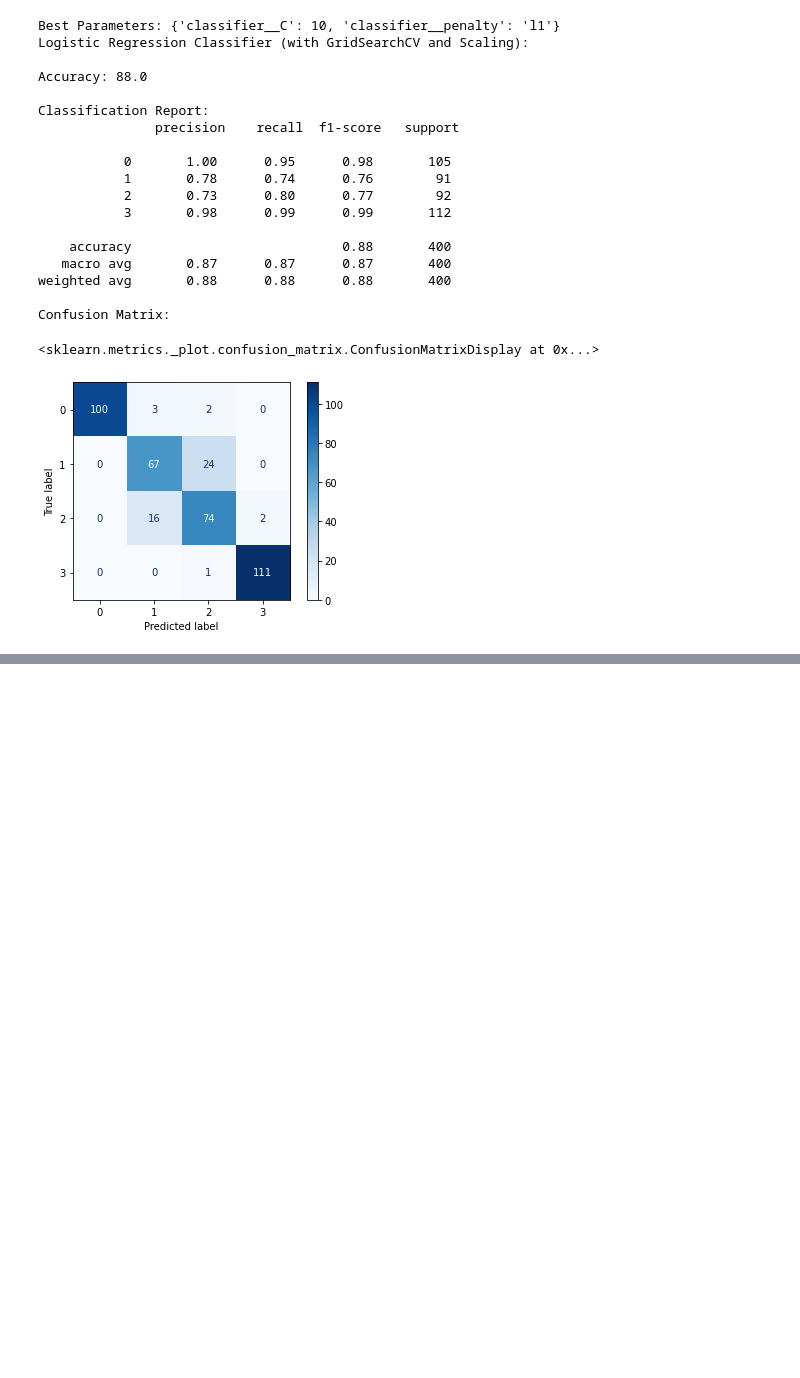
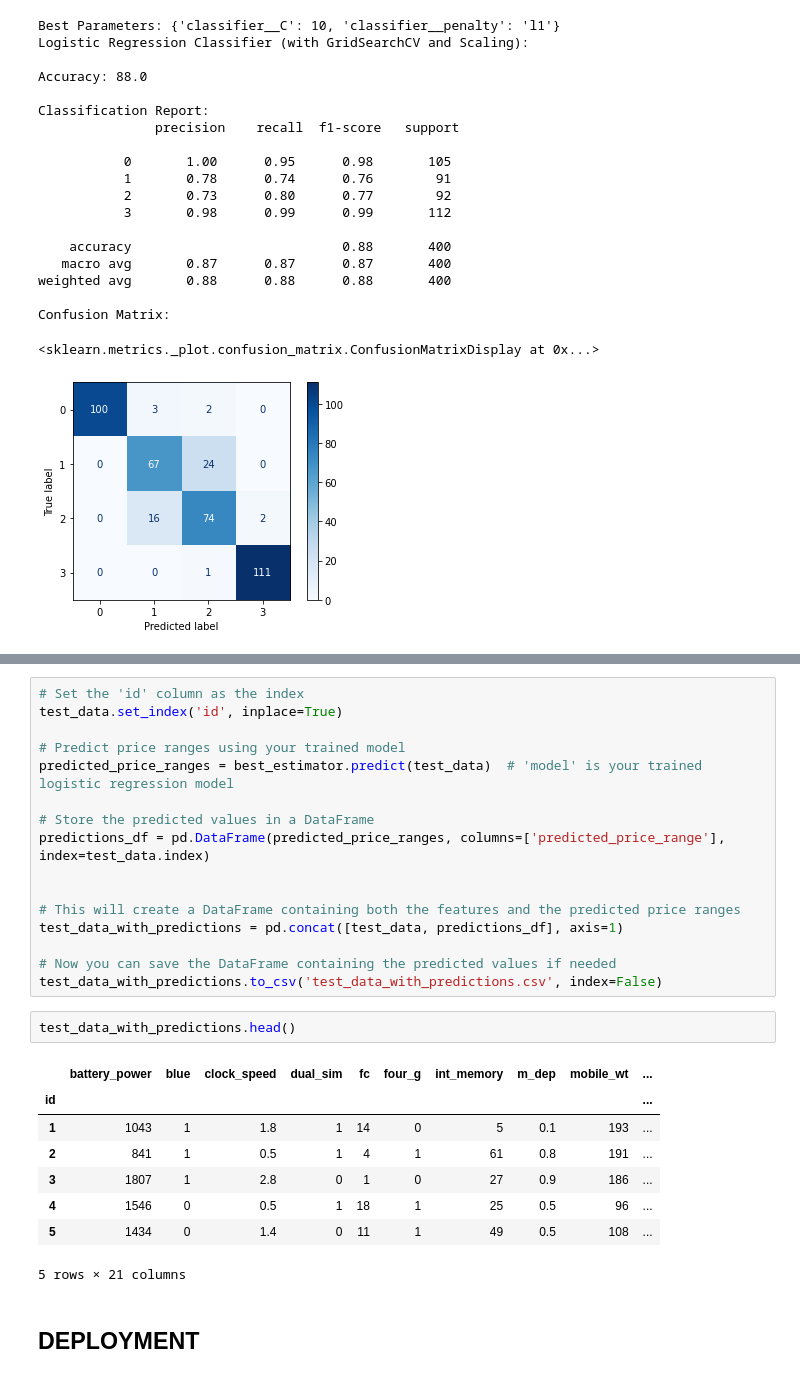
Before and after one commit to Ogutu01/Mobile-Price-Classifier, a Jupyter notebook: index.ipynb, the cells around one changed output, grey strips where cells are left out. Saved outputs shown, nothing was run; the diff lists cells and outputs as text; blank space fills up the shorter version.

```diff
--- a/index.ipynb
+++ b/index.ipynb
@@ -506,0 +527,29 @@ Confusion Matrix:
+# %%
+# Set the 'id' column as the index
+test_data.set_index('id', inplace=True)
+
+# Predict price ranges using your trained model
+predicted_price_ranges = best_estimator.predict(test_data)  # 'model' is your trained logistic regression model
+
+# Store the predicted values in a DataFrame
+predictions_df = pd.DataFrame(predicted_price_ranges, columns=['predicted_price_range'], index=test_data.index)
+
+
+# This will create a DataFrame containing both the features and the predicted price ranges
+test_data_with_predictions = pd.concat([test_data, predictions_df], axis=1)
+
+# Now you can save the DataFrame containing the predicted values if needed
+test_data_with_predictions.to_csv('test_data_with_predictions.csv', index=False)
+# %%
+test_data_with_predictions.head()
+# %% [output]
+|  | battery_power | blue | clock_speed | dual_sim | fc | four_g | int_memory | m_dep | mobile_wt | ... |
+| id |  |  |  |  |  |  |  |  |  | ... |
+| 1 | 1043 | 1 | 1.8 | 1 | 14 | 0 | 5 | 0.1 | 193 | ... |
+| 2 | 841 | 1 | 0.5 | 1 | 4 | 1 | 61 | 0.8 | 191 | ... |
+| 3 | 1807 | 1 | 2.8 | 0 | 1 | 0 | 27 | 0.9 | 186 | ... |
+| 4 | 1546 | 0 | 0.5 | 1 | 18 | 1 | 25 | 0.5 | 96 | ... |
+| 5 | 1434 | 0 | 1.4 | 0 | 11 | 1 | 49 | 0.5 | 108 | ... |
+5 rows × 21 columns
+# %% [markdown]
+## **DEPLOYMENT**
```
Also changed, not shown: parts of 9 cells of this notebook, 1 other file.
